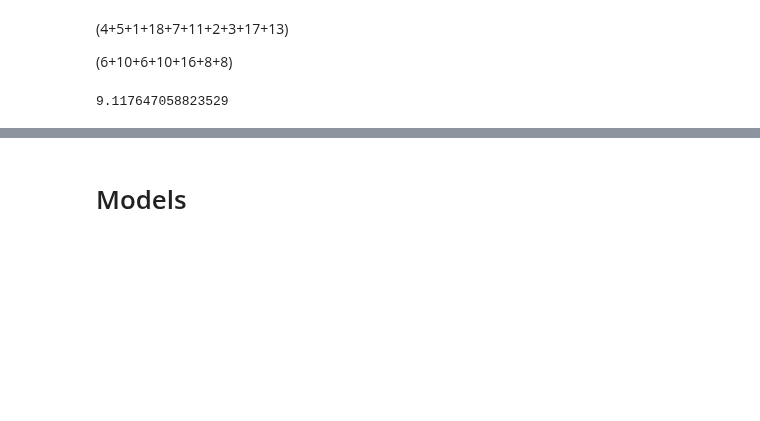
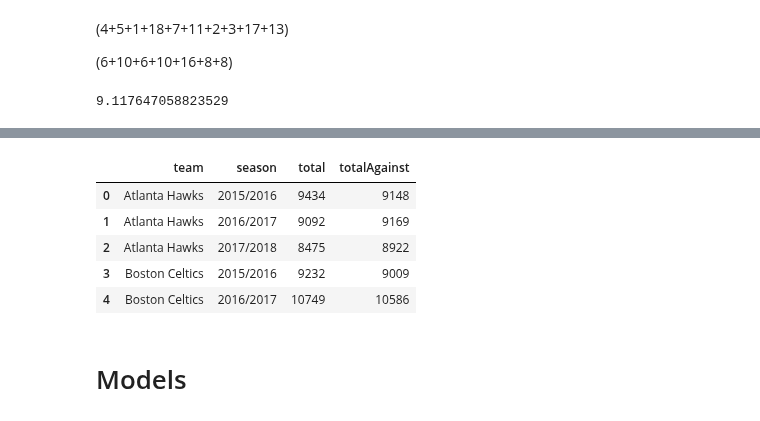
Before and after one commit to jgoerner/SportsPrediction, a Jupyter notebook: NBA/notebooks/WIP-first-model.ipynb, the cells around one changed output, grey strips where cells are left out. Cells and saved outputs as stored; diff of their text form; code cells hidden in the pictures; blank space fills up the shorter version.

```diff
--- a/NBA/notebooks/WIP-first-model.ipynb
+++ b/NBA/notebooks/WIP-first-model.ipynb
@@ -384,0 +456,13 @@ np.mean(test)
+# %%
+data, cols = db.cypher_query(cypher)
+# %%
+df_scored = pd.DataFrame(data=data, columns=cols)
+# %%
+df_scored.head()
+# %% [output]
+|  | team | season | total | totalAgainst |
+| 0 | Atlanta Hawks | 2015/2016 | 9434 | 9148 |
+| 1 | Atlanta Hawks | 2016/2017 | 9092 | 9169 |
+| 2 | Atlanta Hawks | 2017/2018 | 8475 | 8922 |
+| 3 | Boston Celtics | 2015/2016 | 9232 | 9009 |
+| 4 | Boston Celtics | 2016/2017 | 10749 | 10586 |
```
Also changed, not shown: parts of 4 cells of this notebook.
